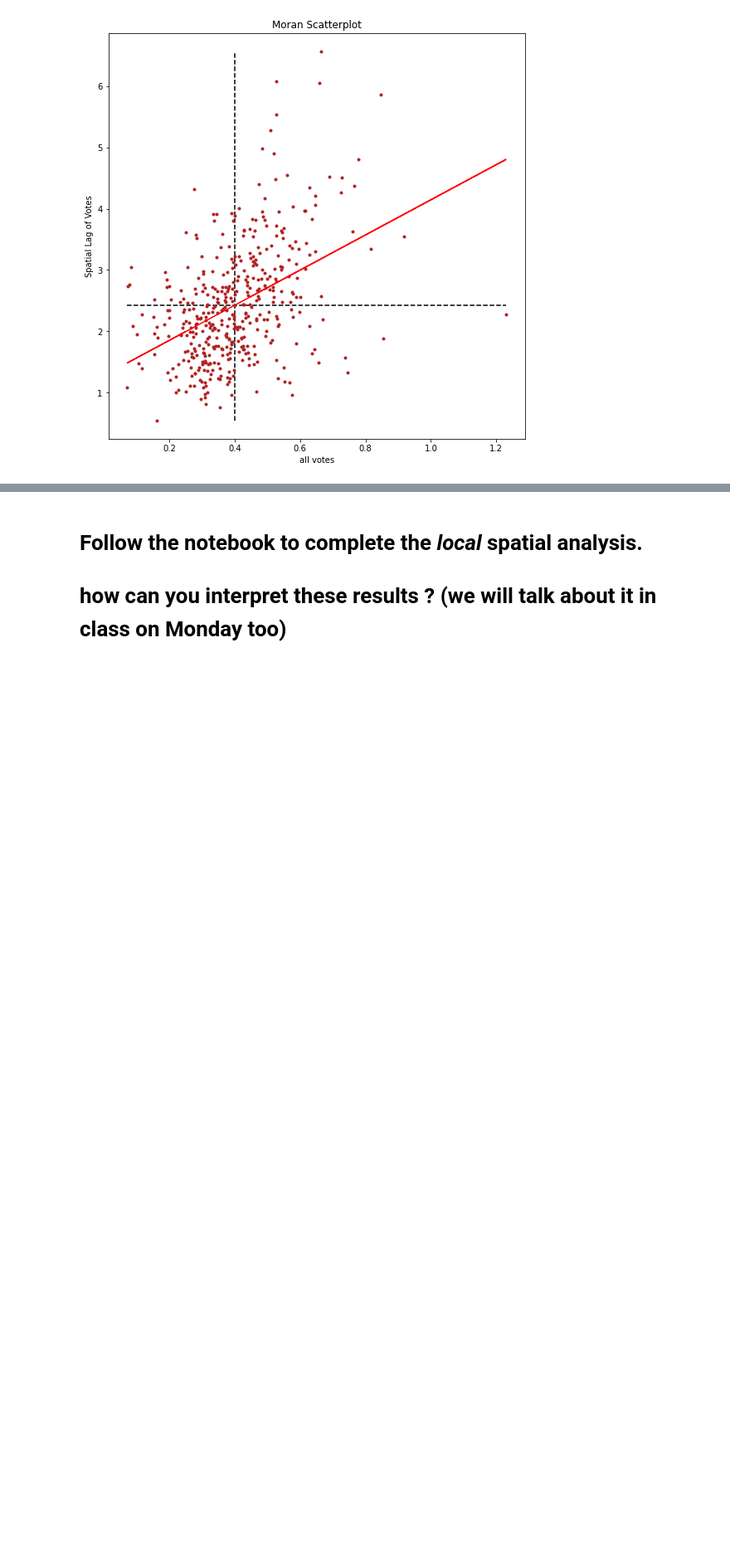
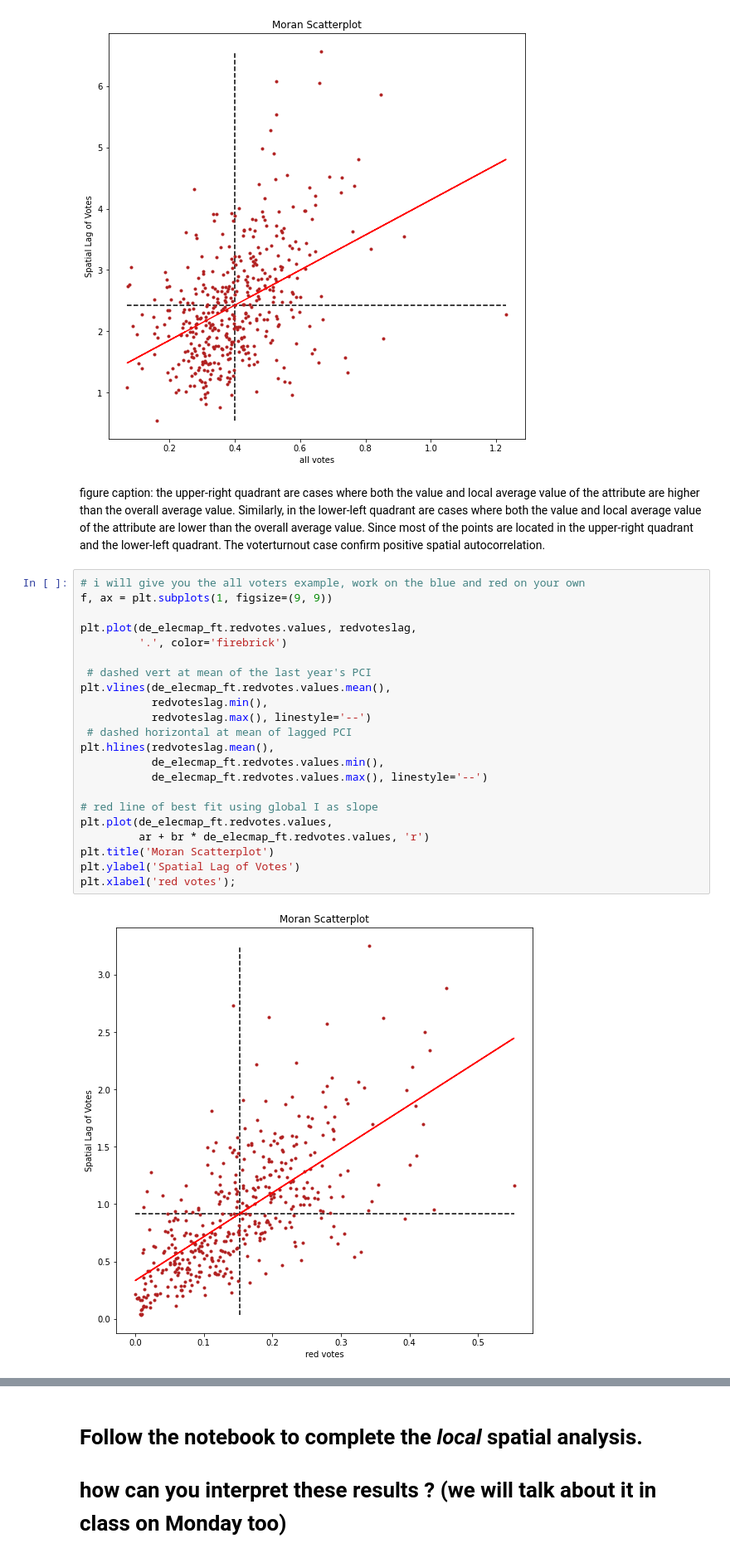
Before and after one commit to lanyu0322/PUS2020_LYu, a Jupyter notebook: HW6/DEelectoralHW6_instruction.ipynb, the cells around one changed output, grey strips where cells are left out. Shown at 83% size. Cells and saved outputs as stored; diff of their text form; blank space fills up the shorter version.

```diff
--- a/HW6/DEelectoralHW6_instruction.ipynb
+++ b/HW6/DEelectoralHW6_instruction.ipynb
@@ -812,3 +878,30 @@ plt.ylabel('Spatial Lag of Votes')
 plt.xlabel('all votes');
 # %% [output]
 [figure]
+# %% [markdown]
+figure caption: the upper-right quadrant are cases where both the value and local average value of the attribute are higher than the overall average value. Similarly, in the lower-left quadrant are cases where both the value and local average value of the attribute are lower than the overall average value.
+Since most of the points are located in the upper-right quadrant and the lower-left quadrant. The voterturnout case confirm positive spatial autocorrelation.
+# %%
+# i will give you the all voters example, work on the blue and red on your own
+f, ax = plt.subplots(1, figsize=(9, 9))
+
+plt.plot(de_elecmap_ft.redvotes.values, redvoteslag,
+         '.', color='firebrick')
+
+ # dashed vert at mean of the last year's PCI
+plt.vlines(de_elecmap_ft.redvotes.values.mean(),
+           redvoteslag.min(),
+           redvoteslag.max(), linestyle='--')
+ # dashed horizontal at mean of lagged PCI
+plt.hlines(redvoteslag.mean(),
+           de_elecmap_ft.redvotes.values.min(),
+           de_elecmap_ft.redvotes.values.max(), linestyle='--')
+
+# red line of best fit using global I as slope
+plt.plot(de_elecmap_ft.redvotes.values,
+         ar + br * de_elecmap_ft.redvotes.values, 'r')
+plt.title('Moran Scatterplot')
+plt.ylabel('Spatial Lag of Votes')
+plt.xlabel('red votes');
+# %% [output]
+[figure, added]
```
Also changed, not shown: parts of 28 cells of this notebook.
